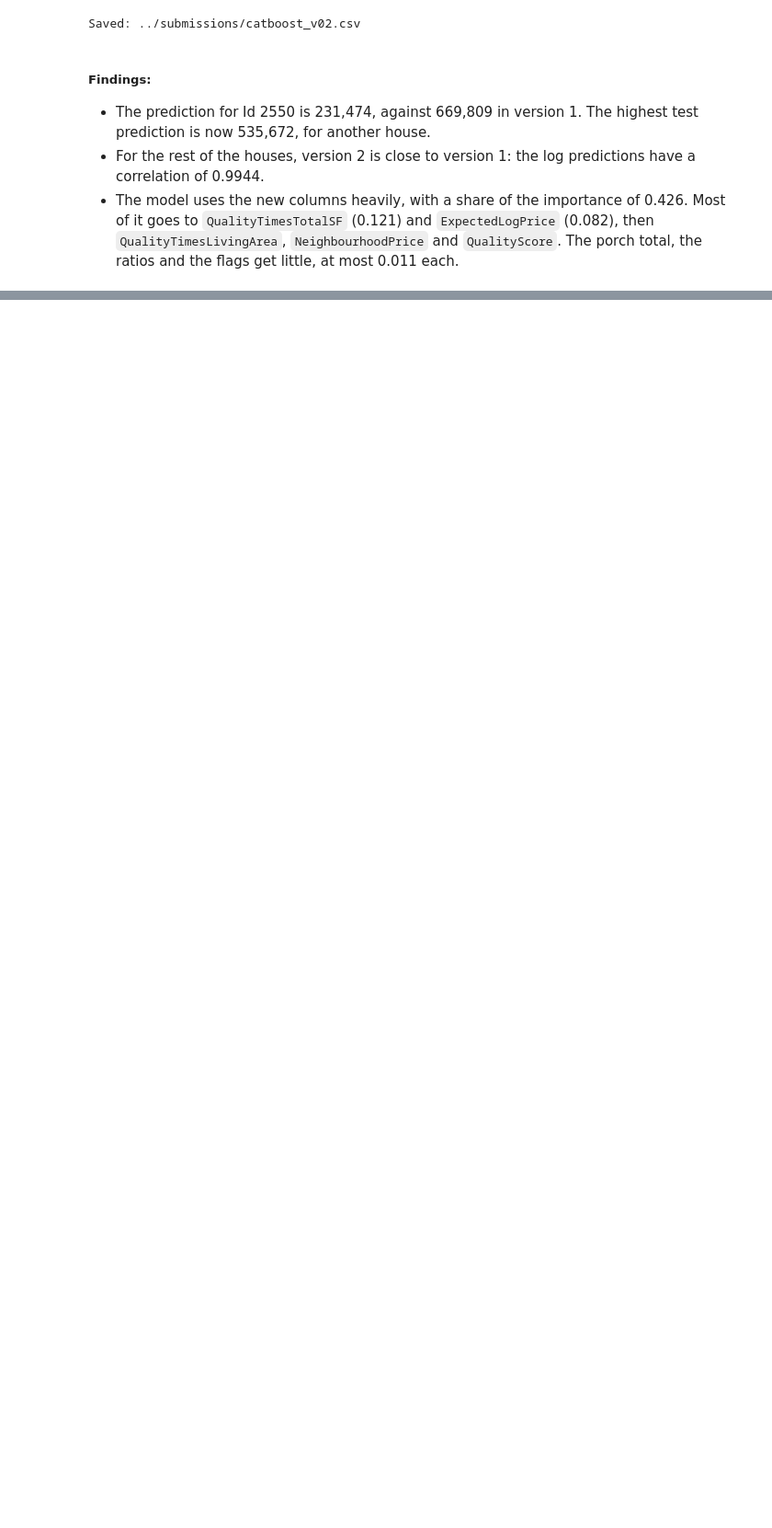
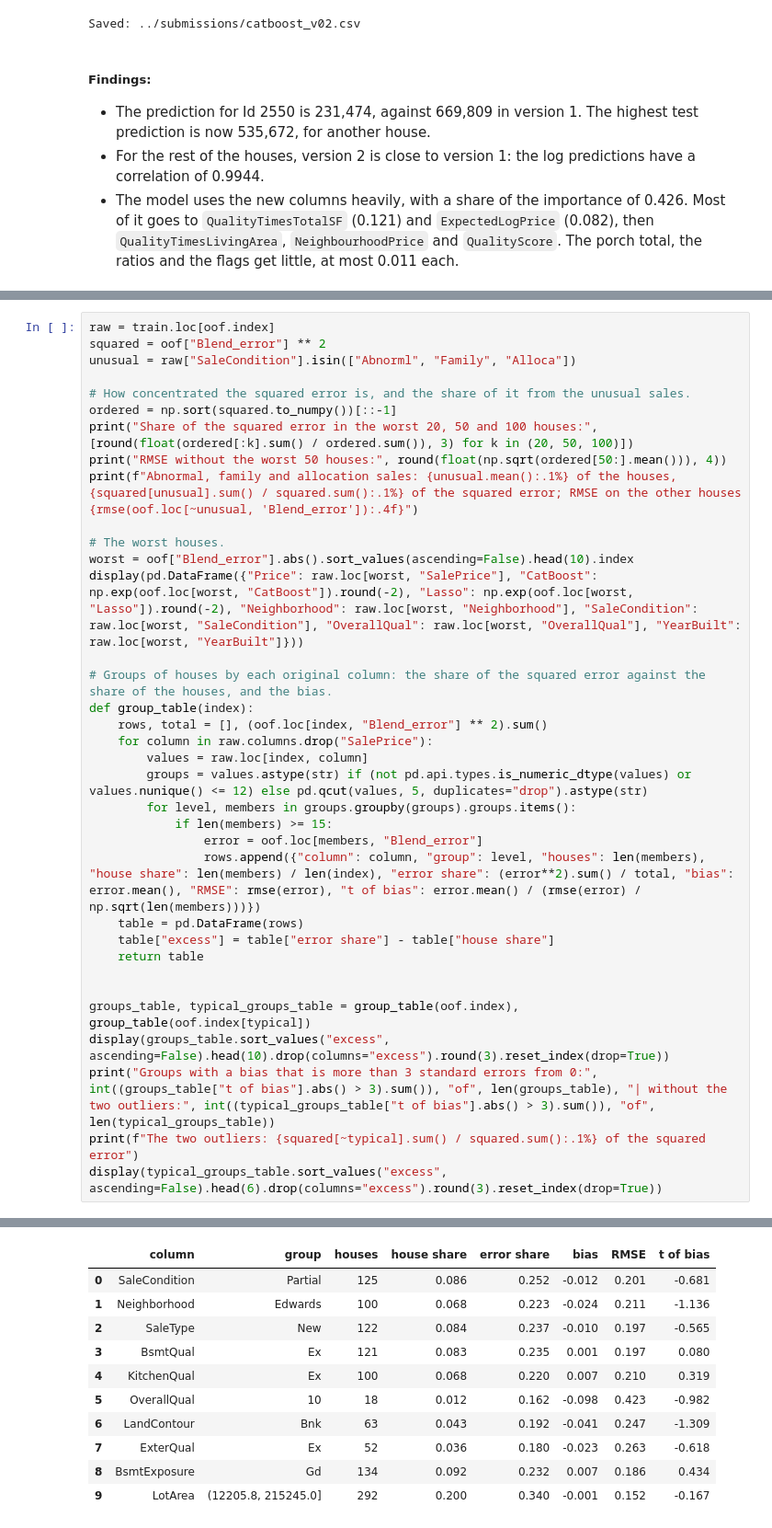
Before and after one commit to aramosw/house-prices, a Jupyter notebook: notebooks/Boosting.ipynb, the cells around one changed output, grey strips where cells are left out. Shown at 92% size. Saved outputs shown, nothing was run; the diff lists cells and outputs as text; blank space fills up the shorter version.

```diff
--- a/notebooks/Boosting.ipynb
+++ b/notebooks/Boosting.ipynb
@@ -480,0 +528,36 @@ Saved: ../submissions/catboost_v02.csv
+# %%
+raw = train.loc[oof.index]
+squared = oof["Blend_error"] ** 2
+unusual = raw["SaleCondition"].isin(["Abnorml", "Family", "Alloca"])
+
+# How concentrated the squared error is, and the share of it from the unusual sales.
+ordered = np.sort(squared.to_numpy())[::-1]
+print("Share of the squared error in the worst 20, 50 and 100 houses:", [round(float(ordered[:k].sum() / ordered.sum()), 3) for k in (20, 50, 100)])
+print("RMSE without the worst 50 houses:", round(float(np.sqrt(ordered[50:].mean())), 4))
+print(f"Abnormal, family and allocation sales: {unusual.mean():.1%} of the houses, {squared[unusual].sum() / squared.sum():.1%} of the squared error; RMSE on the other houses {rmse(oof.loc[~unusual, 'Blend_error']):.4f}")
+
+# The worst houses.
+worst = oof["Blend_error"].abs().sort_values(ascending=False).head(10).index
+display(pd.DataFrame({"Price": raw.loc[worst, "SalePrice"], "CatBoost": np.exp(oof.loc[worst, "CatBoost"]).round(-2), "Lasso": np.exp(oof.loc[worst, "Lasso"]).round(-2), "Neighborhood": raw.loc[worst, "Neighborhood"], "SaleCondition": raw.loc[worst, "SaleCondition"], "OverallQual": raw.loc[worst, "OverallQual"], "YearBuilt": raw.loc[worst, "YearBuilt"]}))
+
+# Groups of houses by each original column: the share of the squared error against the share of the houses, and the bias.
+def group_table(index):
+    rows, total = [], (oof.loc[index, "Blend_error"] ** 2).sum()
+    for column in raw.columns.drop("SalePrice"):
+        values = raw.loc[index, column]
+        groups = values.astype(str) if (not pd.api.types.is_numeric_dtype(values) or values.nunique() <= 12) else pd.qcut(values, 5, duplicates="drop").astype(str)
+        for level, members in groups.groupby(groups).groups.items():
+            if len(members) >= 15:
+                error = oof.loc[members, "Blend_error"]
+                rows.append({"column": column, "group": level, "houses": len(members), "house share": len(members) / len(index), "error share": (error**2).sum() / total, "bias": error.mean(), "RMSE": rmse(error), "t of bias": error.mean() / (rmse(error) / np.sqrt(len(members)))})
+    table = pd.DataFrame(rows)
+    table["excess"] = table["error share"] - table["house share"]
+    return table
+
+
+groups_table, typical_groups_table = group_table(oof.index), group_table(oof.index[typical])
+display(groups_table.sort_values("excess", ascending=False).head(10).drop(columns="excess").round(3).reset_index(drop=True))
+print("Groups with a bias that is more than 3 standard errors from 0:", int((groups_table["t of bias"].abs() > 3).sum()), "of", len(groups_table), "| without the two outliers:", int((typical_groups_table["t of bias"].abs() > 3).sum()), "of", len(typical_groups_table))
+print(f"The two outliers: {squared[~typical].sum() / squared.sum():.1%} of the squared error")
+display(typical_groups_table.sort_values("excess", ascending=False).head(6).drop(columns="excess").round(3).reset_index(drop=True))
+# %% [output]
@@ -480,0 +579,11 @@ Saved: ../submissions/catboost_v02.csv
+|  | column | group | houses | house share | error share | bias | RMSE | t of bias |
+| 0 | SaleCondition | Partial | 125 | 0.086 | 0.252 | -0.012 | 0.201 | -0.681 |
+| 1 | Neighborhood | Edwards | 100 | 0.068 | 0.223 | -0.024 | 0.211 | -1.136 |
+| 2 | SaleType | New | 122 | 0.084 | 0.237 | -0.010 | 0.197 | -0.565 |
+| 3 | BsmtQual | Ex | 121 | 0.083 | 0.235 | 0.001 | 0.197 | 0.080 |
+| 4 | KitchenQual | Ex | 100 | 0.068 | 0.220 | 0.007 | 0.210 | 0.319 |
+| 5 | OverallQual | 10 | 18 | 0.012 | 0.162 | -0.098 | 0.423 | -0.982 |
+| 6 | LandContour | Bnk | 63 | 0.043 | 0.192 | -0.041 | 0.247 | -1.309 |
+| 7 | ExterQual | Ex | 52 | 0.036 | 0.180 | -0.023 | 0.263 | -0.618 |
+| 8 | BsmtExposure | Gd | 134 | 0.092 | 0.232 | 0.007 | 0.186 | 0.434 |
+| 9 | LotArea | (12205.8, 215245.0] | 292 | 0.200 | 0.340 | -0.001 | 0.152 | -0.167 |
```
Also changed, not shown: parts of 10 cells of this notebook, 2 other files.
